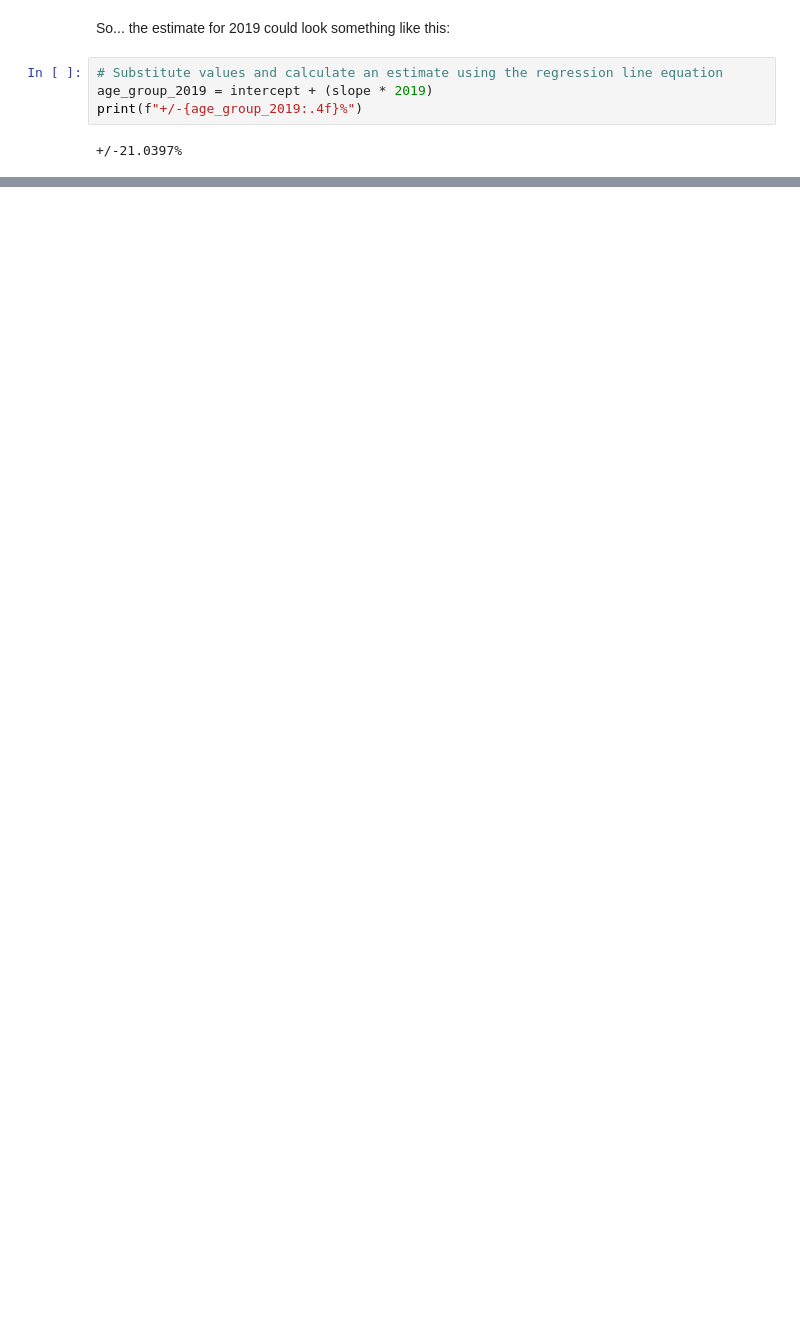
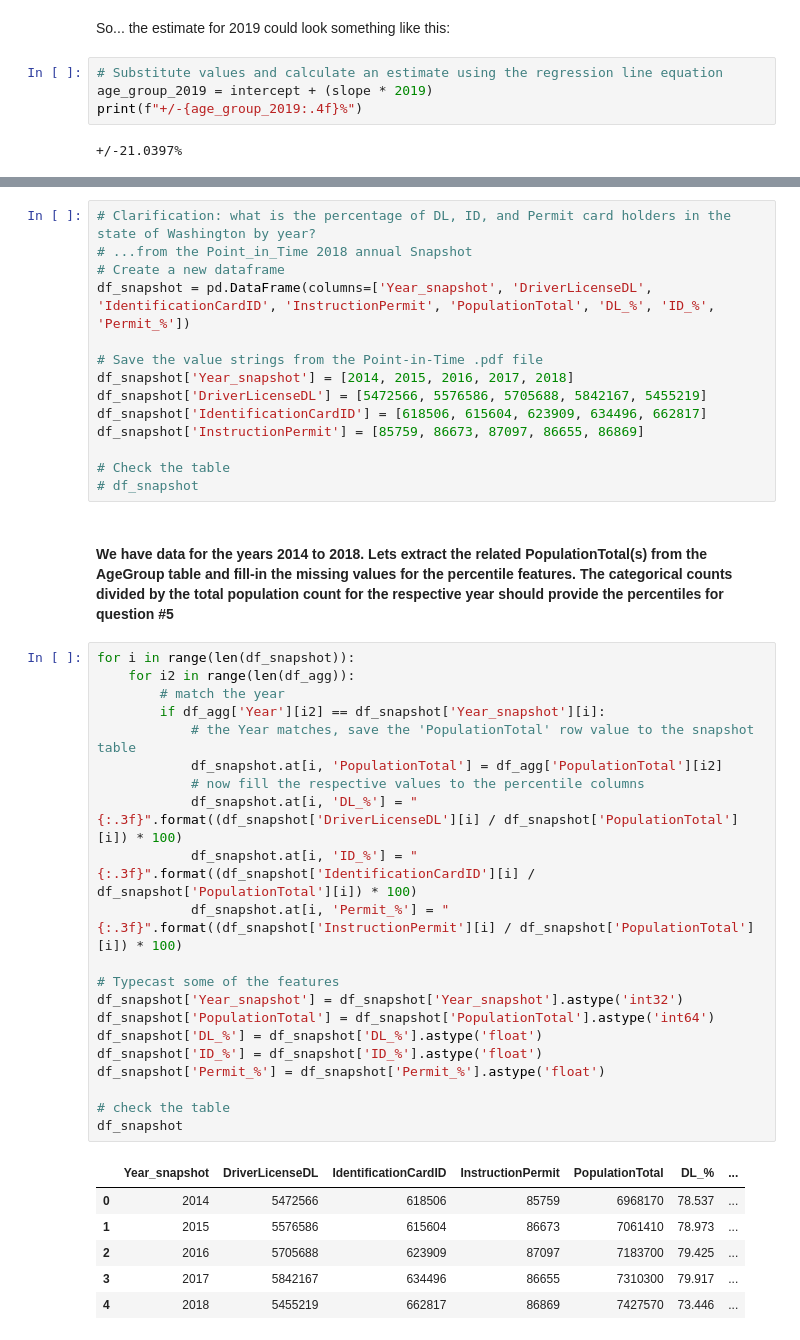
Before and after one commit to skipper0802arty/rootedinrights, a Jupyter notebook: Answering_Questions.ipynb, the cells around one changed output, grey strips where cells are left out. Saved outputs shown, nothing was run; the diff lists cells and outputs as text; blank space fills up the shorter version.

```diff
--- a/Answering_Questions.ipynb
+++ b/Answering_Questions.ipynb
@@ -326,0 +327,44 @@ Data source:
+# %%
+# Clarification: what is the percentage of DL, ID, and Permit card holders in the state of Washington by year?
+# ...from the Point_in_Time 2018 annual Snapshot
+# Create a new dataframe
+df_snapshot = pd.DataFrame(columns=['Year_snapshot', 'DriverLicenseDL', 'IdentificationCardID', 'InstructionPermit', 'PopulationTotal', 'DL_%', 'ID_%', 'Permit_%'])
+
+# Save the value strings from the Point-in-Time .pdf file
+df_snapshot['Year_snapshot'] = [2014, 2015, 2016, 2017, 2018]
+df_snapshot['DriverLicenseDL'] = [5472566, 5576586, 5705688, 5842167, 5455219]
+df_snapshot['IdentificationCardID'] = [618506, 615604, 623909, 634496, 662817]
+df_snapshot['InstructionPermit'] = [85759, 86673, 87097, 86655, 86869]
+
+# Check the table
+# df_snapshot
+# %% [markdown]
+#### We have data for the years 2014 to 2018. Lets extract the related PopulationTotal(s) from the AgeGroup table and fill-in the missing values for the percentile features. The categorical counts divided by the total population count for the respective year should provide the percentiles for question #5
+# %%
+for i in range(len(df_snapshot)):
+    for i2 in range(len(df_agg)):
+        # match the year
+        if df_agg['Year'][i2] == df_snapshot['Year_snapshot'][i]:
+            # the Year matches, save the 'PopulationTotal' row value to the snapshot table
+            df_snapshot.at[i, 'PopulationTotal'] = df_agg['PopulationTotal'][i2]
+            # now fill the respective values to the percentile columns
+            df_snapshot.at[i, 'DL_%'] = "{:.3f}".format((df_snapshot['DriverLicenseDL'][i] / df_snapshot['PopulationTotal'][i]) * 100)
+            df_snapshot.at[i, 'ID_%'] = "{:.3f}".format((df_snapshot['IdentificationCardID'][i] / df_snapshot['PopulationTotal'][i]) * 100)
+            df_snapshot.at[i, 'Permit_%'] = "{:.3f}".format((df_snapshot['InstructionPermit'][i] / df_snapshot['PopulationTotal'][i]) * 100)
+
+# Typecast some of the features
+df_snapshot['Year_snapshot'] = df_snapshot['Year_snapshot'].astype('int32')
+df_snapshot['PopulationTotal'] = df_snapshot['PopulationTotal'].astype('int64')
+df_snapshot['DL_%'] = df_snapshot['DL_%'].astype('float')
+df_snapshot['ID_%'] = df_snapshot['ID_%'].astype('float')
+df_snapshot['Permit_%'] = df_snapshot['Permit_%'].astype('float')
+
+# check the table
+df_snapshot
+# %% [output]
+|  | Year_snapshot | DriverLicenseDL | IdentificationCardID | InstructionPermit | PopulationTotal | DL_% | ... |
+| 0 | 2014 | 5472566 | 618506 | 85759 | 6968170 | 78.537 | ... |
+| 1 | 2015 | 5576586 | 615604 | 86673 | 7061410 | 78.973 | ... |
+| 2 | 2016 | 5705688 | 623909 | 87097 | 7183700 | 79.425 | ... |
+| 3 | 2017 | 5842167 | 634496 | 86655 | 7310300 | 79.917 | ... |
+| 4 | 2018 | 5455219 | 662817 | 86869 | 7427570 | 73.446 | ... |
```
Also changed, not shown: parts of 10 cells of this notebook.
